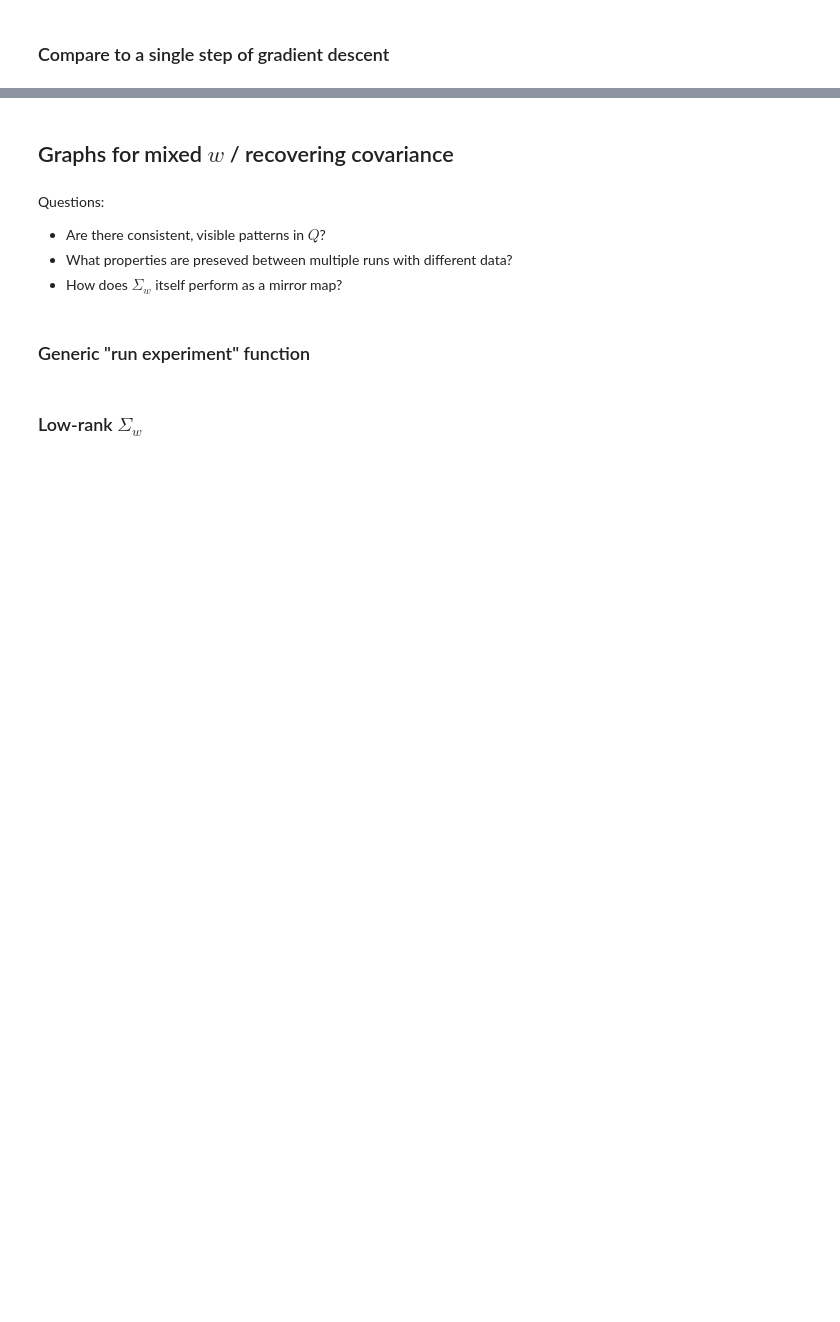
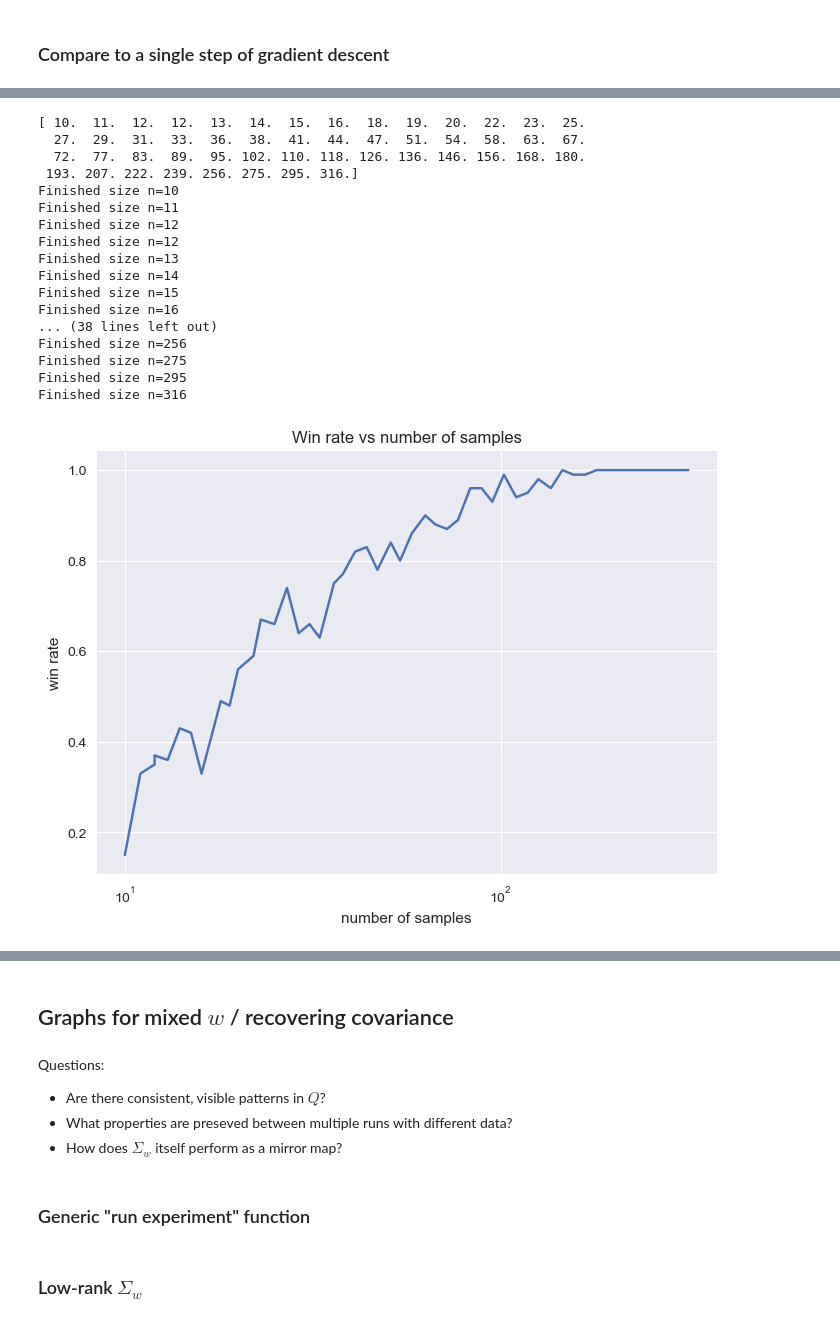
Before and after one commit to alexsemendinger/mirror-descent, a Jupyter notebook: md_single_step.ipynb, the cells around one changed output, grey strips where cells are left out. Drawn from its saved outputs; the diff is of its cells as text; code cells hidden in the pictures; blank space fills up the shorter version.

```diff
--- a/md_single_step.ipynb
+++ b/md_single_step.ipynb
@@ -804,0 +477,62 @@ print(f"\nSplit point (k) where md_gd_crossvals[0,k] >= md_gd_crossvals[1,k]: {s
+# %%
+# n vs % of runs that MD wins
+d, lr = 5, 0.1
+iters_per_size = 100
+w0 = np.ones(d)
+
+win_counts = []
+mean_diffs = []
+
+sizes = np.round(np.logspace(1, 2.5, 50))
+print(sizes)
+for n in sizes:
+    n = int(n)
+    qstar_crossvals = []
+    gd_crossvals = []
+
+    for i in np.arange(iters_per_size):
+        X, y, w_star = generate_linear_data(d, n)
+        Qstar = stationary_closed_form(X, w0, w_star, inner_lr)
+
+        X_val = np.random.randn(n, d)
+        y_val = X_val @ w_star
+        qstar_crossvals.append(crossval(w0, Qstar, lr, X_val, y_val))
+        gd_crossvals.append(crossval(w0, np.eye(d), lr, X_val, y_val))
+
+    md_gd_crossvals = np.array([qstar_crossvals, gd_crossvals])
+    win_counts.append(np.mean(md_gd_crossvals[0] < md_gd_crossvals[1]))
+    mean_diffs.append(np.mean(md_gd_crossvals[1] - md_gd_crossvals[0]))
+    print(f"Finished size n={n}")
+
+plt.plot(sizes, win_counts)
+plt.xscale('log')
+plt.xlabel("number of samples")
+plt.ylabel("win rate")
+plt.title("Win rate vs number of samples")
+plt.show()
+
+plt.plot(sizes, mean_diffs)
+plt.xscale('log')
+plt.xlabel("number of samples")
+plt.ylabel("difference in GD vs MD means")
+plt.title("difference in GD, MD means vs number of samples")
+plt.show()
+# %% [output]
+[ 10.  11.  12.  12.  13.  14.  15.  16.  18.  19.  20.  22.  23.  25.
+  27.  29.  31.  33.  36.  38.  41.  44.  47.  51.  54.  58.  63.  67.
+  72.  77.  83.  89.  95. 102. 110. 118. 126. 136. 146. 156. 168. 180.
+ 193. 207. 222. 239. 256. 275. 295. 316.]
+Finished size n=10
+Finished size n=11
+Finished size n=12
+Finished size n=12
+Finished size n=13
+Finished size n=14
+Finished size n=15
+Finished size n=16
+... (38 lines left out)
+Finished size n=256
+Finished size n=275
+Finished size n=295
+Finished size n=316
+[figure, added]
```
Also changed, not shown: parts of 49 cells of this notebook.
